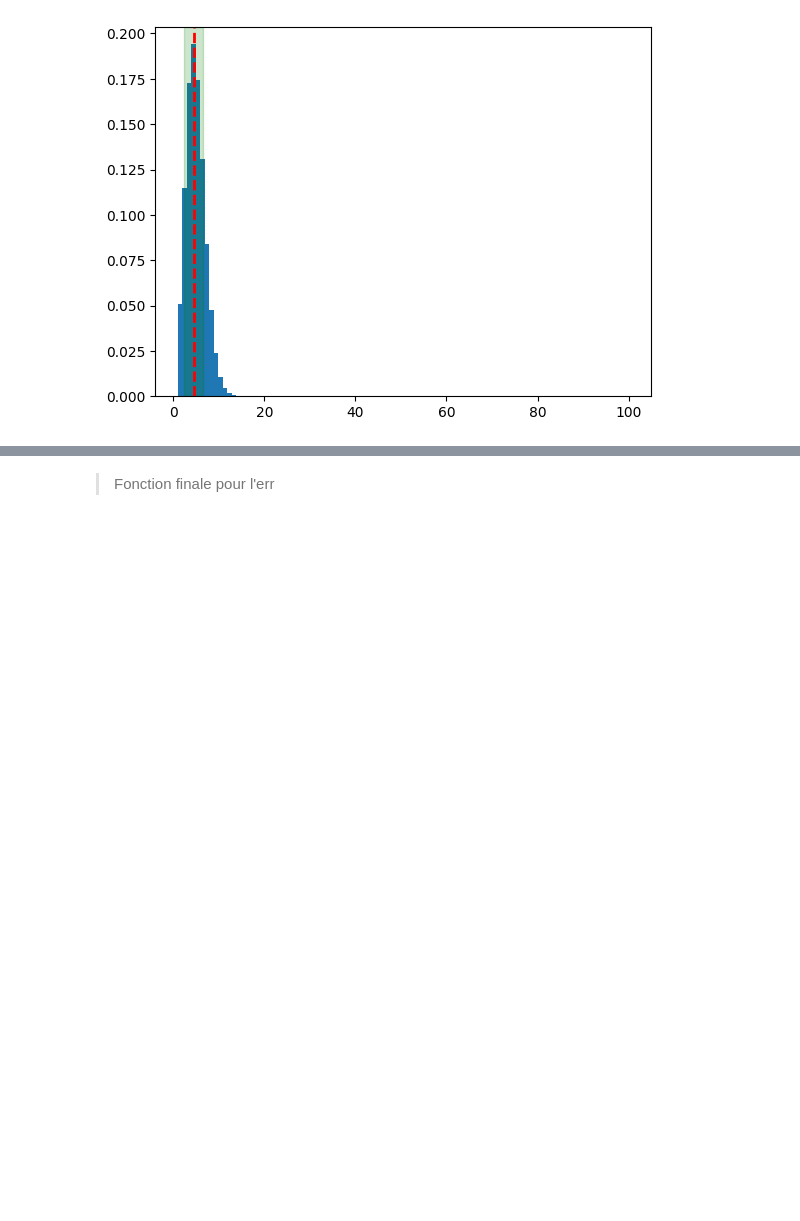
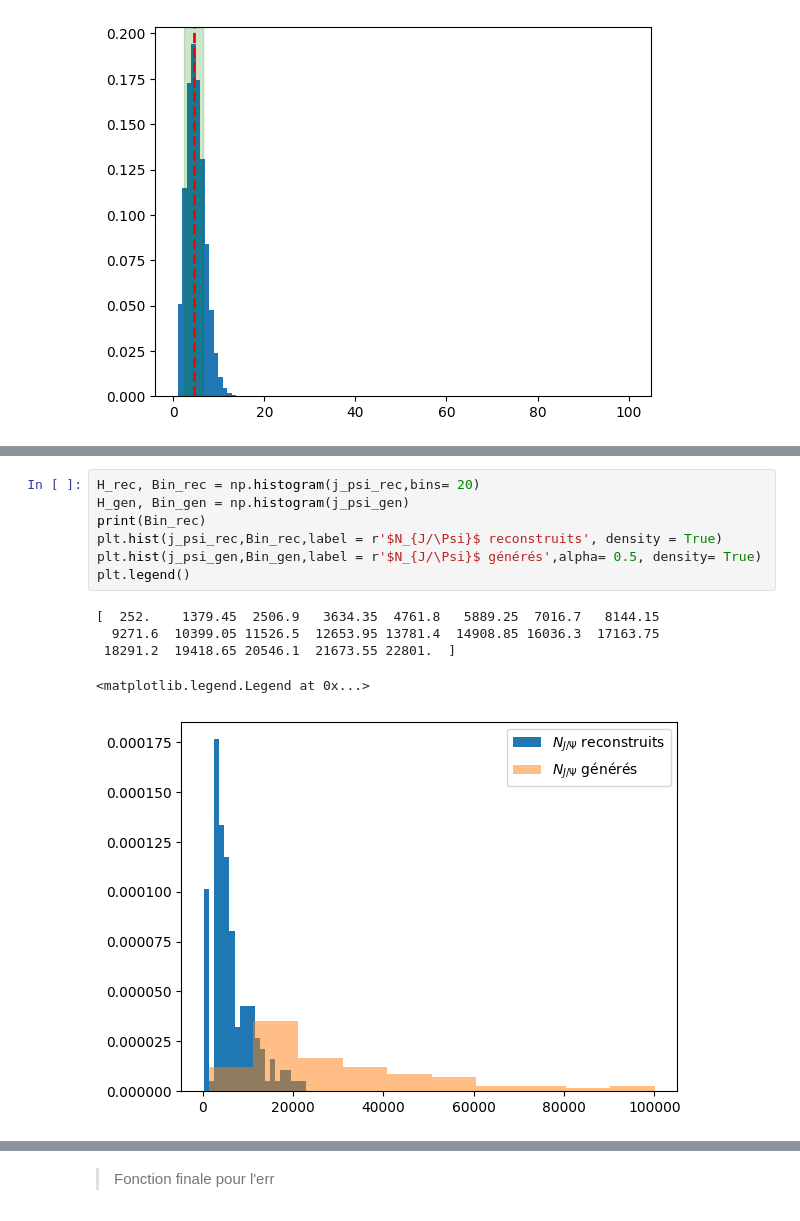
Before and after one commit to nantes-m2-rps-exp/qqbar2mumu-2024, a Jupyter notebook: notebooks/Errors.ipynb, the cells around one changed output, grey strips where cells are left out. Saved outputs shown, nothing was run; the diff lists cells and outputs as text; blank space fills up the shorter version.

```diff
--- a/notebooks/Errors.ipynb
+++ b/notebooks/Errors.ipynb
@@ -87,0 +217,13 @@ plt.axvline(x=parameters[0],color='red',linestyle='--',linewidth=2)
+# %%
+H_rec, Bin_rec = np.histogram(j_psi_rec,bins= 20)
+H_gen, Bin_gen = np.histogram(j_psi_gen)
+print(Bin_rec)
+plt.hist(j_psi_rec,Bin_rec,label = r'$N_{J/\Psi}$ reconstruits', density = True)
+plt.hist(j_psi_gen,Bin_gen,label = r'$N_{J/\Psi}$ générés',alpha= 0.5, density= True)
+plt.legend()
+# %% [output]
+[  252.    1379.45  2506.9   3634.35  4761.8   5889.25  7016.7   8144.15
+  9271.6  10399.05 11526.5  12653.95 13781.4  14908.85 16036.3  17163.75
+ 18291.2  19418.65 20546.1  21673.55 22801.  ]
+<matplotlib.legend.Legend at 0x...>
+[figure, added]
```
Also changed, not shown: parts of 7 cells of this notebook, 1 other file.
